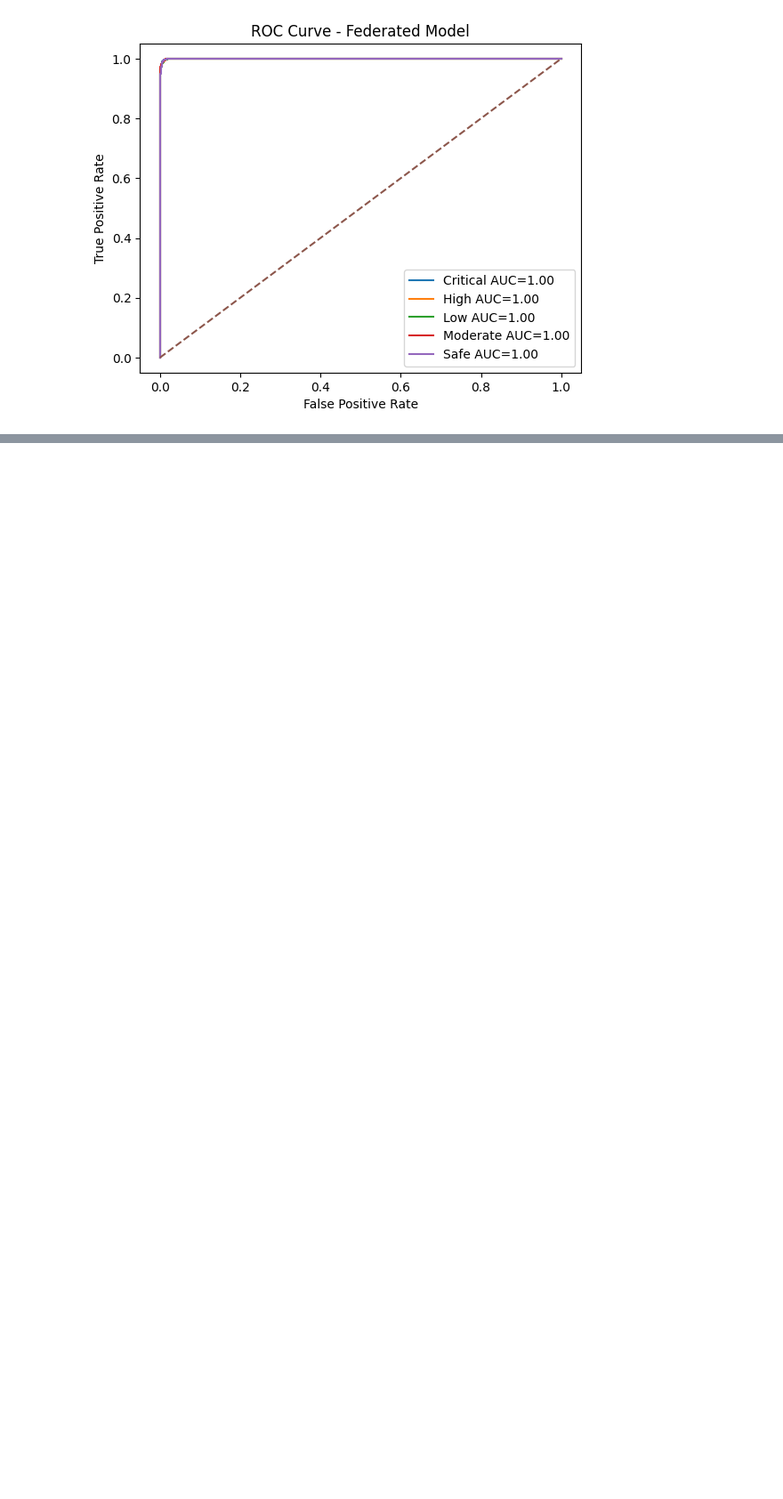
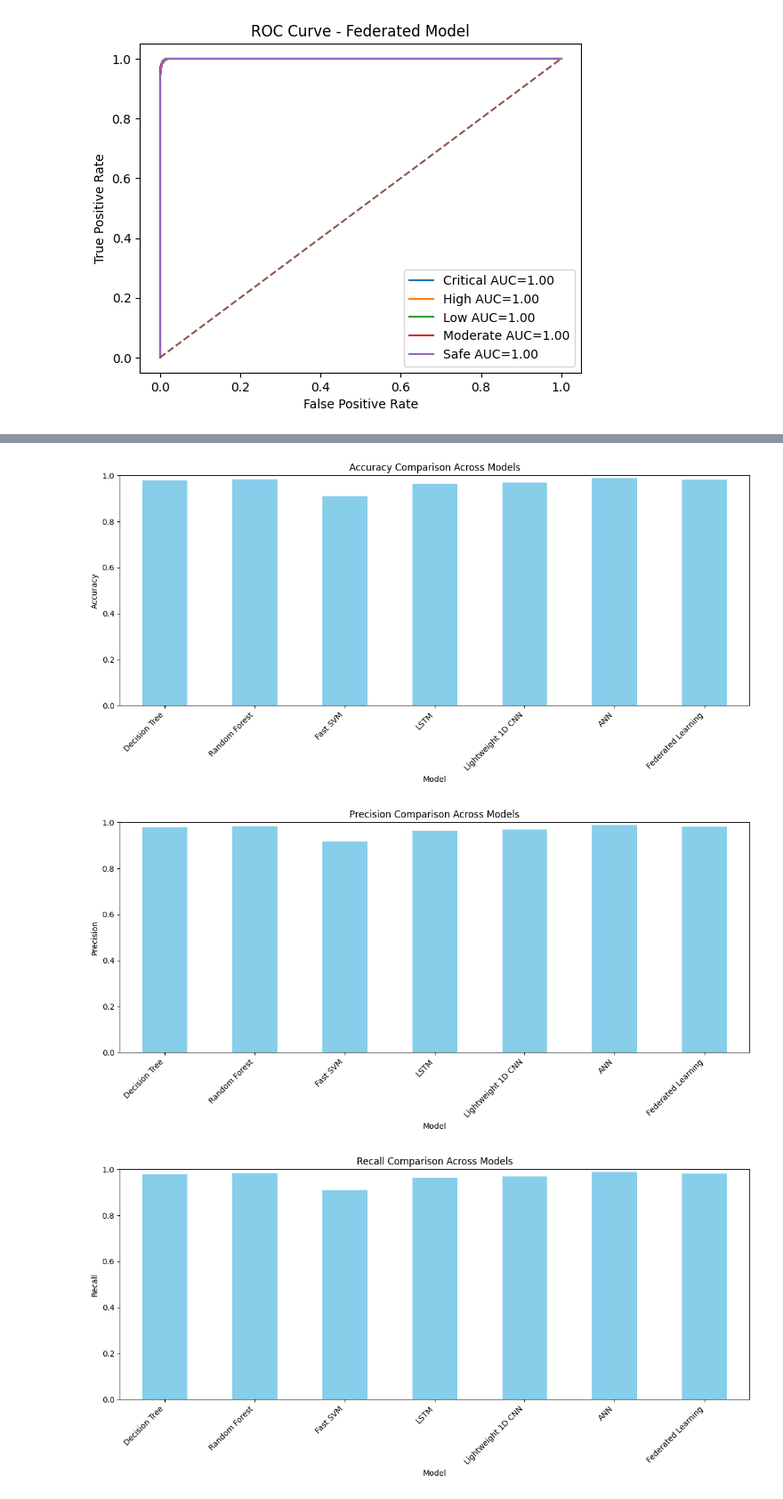
Before and after one commit to Velan6623/Agricultural_Runoff_Toxcity_Prediction, a Jupyter notebook: Agricultural_Runoff_Toxcity_level.ipynb, the cells around one changed output, grey strips where cells are left out. Shown at 89% size. Cells and saved outputs as stored; diff of their text form; code cells hidden in the pictures; blank space fills up the shorter version.

```diff
--- a/Agricultural_Runoff_Toxcity_level.ipynb
+++ b/Agricultural_Runoff_Toxcity_level.ipynb
@@ -1981,0 +2182,6 @@ F1 Score : 0.9825713476264983
+# %%
+import pandas as pd
+
+metrics_df = pd.DataFrame.from_dict(all_model_metrics, orient='index')
+metrics_df.index.name = 'Model'
+print(metrics_df)
@@ -1981,0 +2201,19 @@ F1 Score : 0.9825713476264983
+# %%
+import matplotlib.pyplot as plt
+
+metrics = ['Accuracy', 'Precision', 'Recall', 'F1 Score']
+
+for metric in metrics:
+    plt.figure(figsize=(12, 6))
+    metrics_df[metric].plot(kind='bar', color='skyblue')
+    plt.title(f'{metric} Comparison Across Models')
+    plt.xlabel('Model')
+    plt.ylabel(metric)
+    plt.xticks(rotation=45, ha='right')
+    plt.ylim(0, 1) # Metrics are typically between 0 and 1
+    plt.tight_layout()
+    plt.show()
+# %% [output]
+[figure, added]
+[figure, added]
+[figure, added]
```
Also changed, not shown: parts of 13 cells of this notebook.
